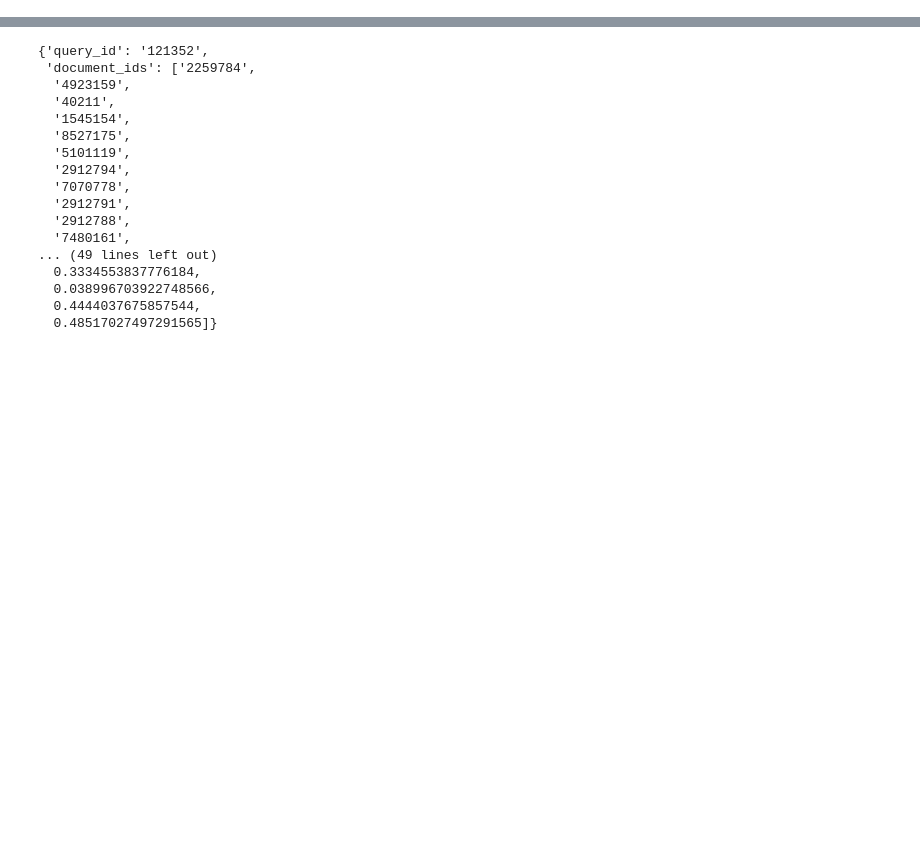
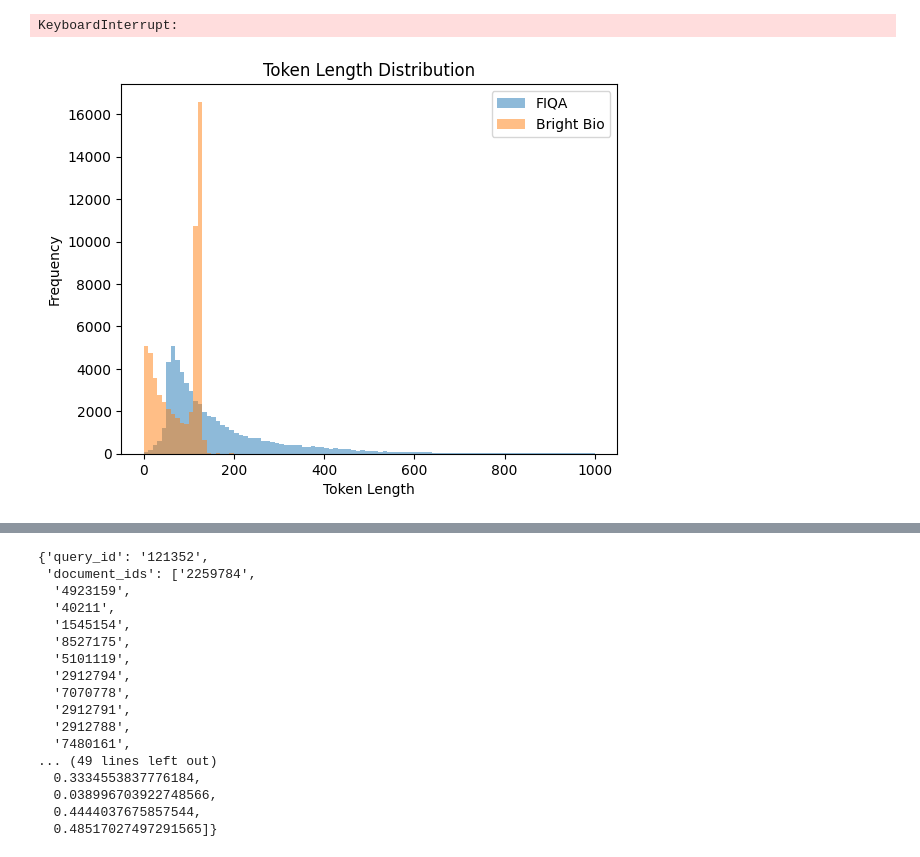
Before and after one commit to PrasannS/setretrieval, a Jupyter notebook: notebooks/reformat_data_tmp.ipynb, the cells around one changed output, grey strips where cells are left out. Cells and saved outputs as stored; diff of their text form; code cells hidden in the pictures; blank space fills up the shorter version.

```diff
--- a/notebooks/reformat_data_tmp.ipynb
+++ b/notebooks/reformat_data_tmp.ipynb
@@ -10,3 +10,7 @@ import random
 from datasets import Dataset, DatasetDict, load_dataset
 from pylate import evaluation, utils
 from transformers import AutoTokenizer
+# %%
+# load fiqa, bright bio corpuses
+fiqa = Dataset.load_from_disk("../propercache/data/datastores/fiqacorpus")
+brightbio = Dataset.load_from_disk("../propercache/data/datastores/bright_biology")
@@ -12,0 +20,18 @@ from transformers import AutoTokenizer
+# %%
+modernberttok = AutoTokenizer.from_pretrained("answerdotai/ModernBERT-base")
+# %%
+# tokenize both corpora, get average length of text
+fiqa_toks = [len(modernberttok.encode(q['text'])) for q in tqdm(fiqa)]
+bright_toks = [len(modernberttok.encode(q['text'])) for q in tqdm(brightbio)]
+# %% [output]
+KeyboardInterrupt:
+# %%
+plt.hist(fiqa_toks, bins=100, range=(0, 1000), alpha=0.5, label='FIQA')
+plt.hist(bright_toks, bins=100, range=(0, 1000), alpha=0.5, label='Bright Bio')
+plt.xlabel('Token Length')
+plt.ylabel('Frequency')
+plt.title('Token Length Distribution')
+plt.legend()
+plt.show()
+# %% [output]
+[figure, added]
```
Also changed, not shown: parts of 3 cells of this notebook, 32 other files.
